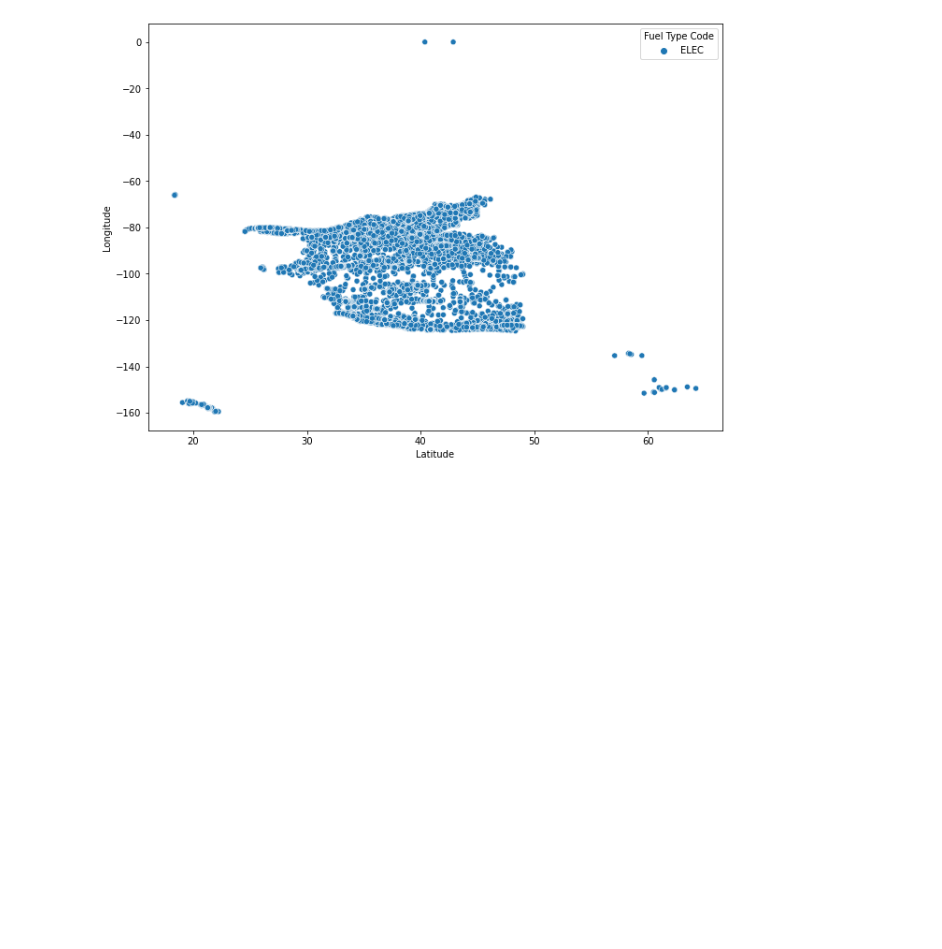
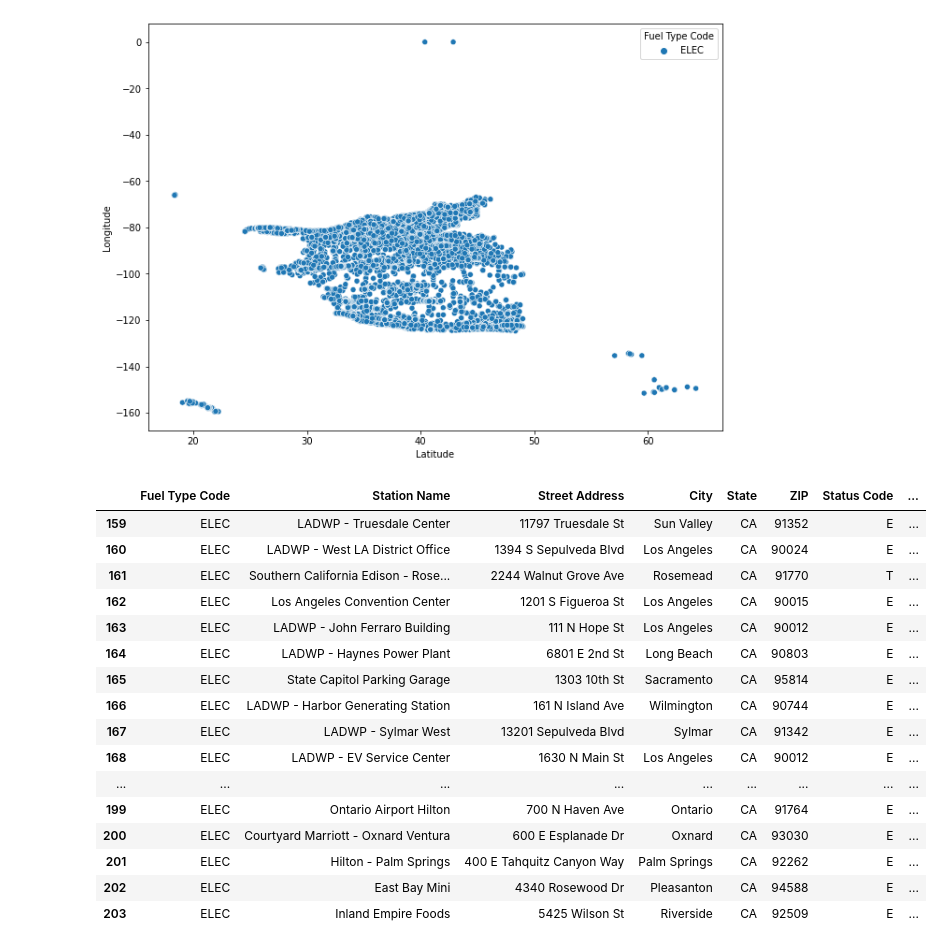
Before and after one commit to jeffakins/personal_projects, a Jupyter notebook: ev_charging_stations.ipynb, the cells around one changed output. Drawn from its saved outputs; the diff is of its cells as text; code cells hidden in the pictures; blank space fills up the shorter version.

```diff
--- a/ev_charging_stations.ipynb
+++ b/ev_charging_stations.ipynb
@@ -290,8 +292,9 @@ Data columns (total 31 columns):
 dtypes: float64(5), int64(1), object(25)
 memory usage: 11.5+ MB
 # %%
-columns_to_drop = ['Intersection Directions', 'Station Phone', 'Access Days Time',
-                   'Groups With Access Code (French)','Access Code', 'Access Detail Code']
+columns_to_drop = ['Intersection Directions', 'Station Phone', 'Status Code', 'Access Days Time',
+                   'EV Network Web', 'Date Last Confirmed', 'Geocode Status', 'Groups With Access Code (French)',
+                   'Owner Type Code', 'Access Code', 'Access Detail Code']
 # %%
 ev_21['Owner Type Code'].value_counts()
 # %% [output]
@@ -335,3 +339,23 @@ sns.scatterplot(x="Latitude", y="Longitude",
 # %% [output]
 <AxesSubplot:xlabel='Latitude', ylabel='Longitude'>
 [figure]
+# %%
+ev_21.head(30)
+# %% [output]
+|  | Fuel Type Code | Station Name | Street Address | City | State | ZIP | Status Code | ... |
+| 159 | ELEC | LADWP - Truesdale Center | 11797 Truesdale St | Sun Valley | CA | 91352 | E | ... |
+| 160 | ELEC | LADWP - West LA District Office | 1394 S Sepulveda Blvd | Los Angeles | CA | 90024 | E | ... |
+| 161 | ELEC | Southern California Edison - Rose... | 2244 Walnut Grove Ave | Rosemead | CA | 91770 | T | ... |
+| 162 | ELEC | Los Angeles Convention Center | 1201 S Figueroa St | Los Angeles | CA | 90015 | E | ... |
+| 163 | ELEC | LADWP - John Ferraro Building | 111 N Hope St | Los Angeles | CA | 90012 | E | ... |
+| 164 | ELEC | LADWP - Haynes Power Plant | 6801 E 2nd St | Long Beach | CA | 90803 | E | ... |
+| 165 | ELEC | State Capitol Parking Garage | 1303 10th St | Sacramento | CA | 95814 | E | ... |
+| 166 | ELEC | LADWP - Harbor Generating Station | 161 N Island Ave | Wilmington | CA | 90744 | E | ... |
+| 167 | ELEC | LADWP - Sylmar West | 13201 Sepulveda Blvd | Sylmar | CA | 91342 | E | ... |
+| 168 | ELEC | LADWP - EV Service Center | 1630 N Main St | Los Angeles | CA | 90012 | E | ... |
+| ... | ... | ... | ... | ... | ... | ... | ... | ... |
+| 199 | ELEC | Ontario Airport Hilton | 700 N Haven Ave | Ontario | CA | 91764 | E | ... |
+| 200 | ELEC | Courtyard Marriott - Oxnard Ventura | 600 E Esplanade Dr | Oxnard | CA | 93030 | E | ... |
+| 201 | ELEC | Hilton - Palm Springs | 400 E Tahquitz Canyon Way | Palm Springs | CA | 92262 | E | ... |
+| 202 | ELEC | East Bay Mini | 4340 Rosewood Dr | Pleasanton | CA | 94588 | E | ... |
+| 203 | ELEC | Inland Empire Foods | 5425 Wilson St | Riverside | CA | 92509 | E | ... |
```
Also changed, not shown: parts of 3 cells of this notebook.
